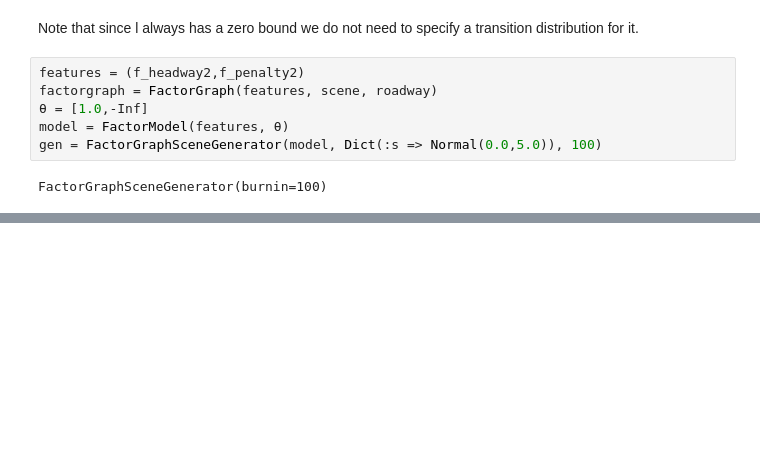
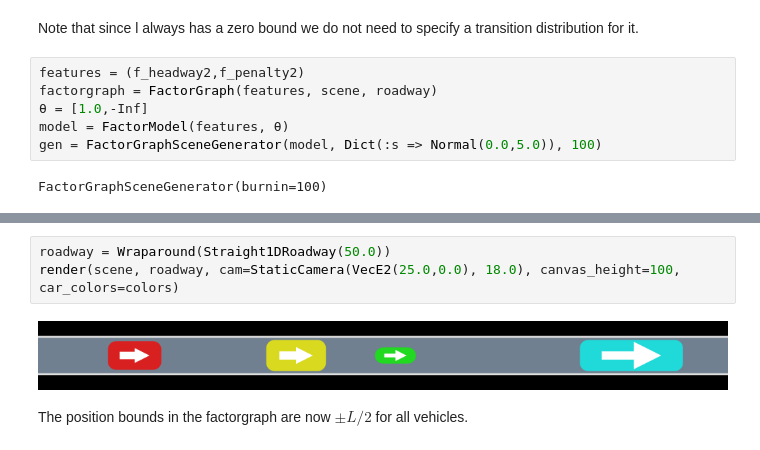
Before and after one commit to tawheeler/AutoScenes.jl, a Jupyter notebook: docs/HeadwaySampling.ipynb, the cells around one changed output, grey strips where cells are left out. Drawn from its saved outputs; the diff is of its cells as text; blank space fills up the shorter version.

Commit message:
wraparound headway

```diff
--- a/docs/HeadwaySampling.ipynb
+++ b/docs/HeadwaySampling.ipynb
@@ -502,0 +520,7 @@ render(scene2, roadway, cam=StaticCamera(VecE2(25.0,0.0), 18.0), canvas_height=1
+# %%
+roadway = Wraparound(Straight1DRoadway(50.0))
+render(scene, roadway, cam=StaticCamera(VecE2(25.0,0.0), 18.0), canvas_height=100, car_colors=colors)
+# %% [output]
+[figure, added]
+# %% [markdown]
+The position bounds in the factorgraph are now $\pm L/2$ for all vehicles.
```
Also changed, not shown: parts of 19 cells of this notebook, 1 other file.
